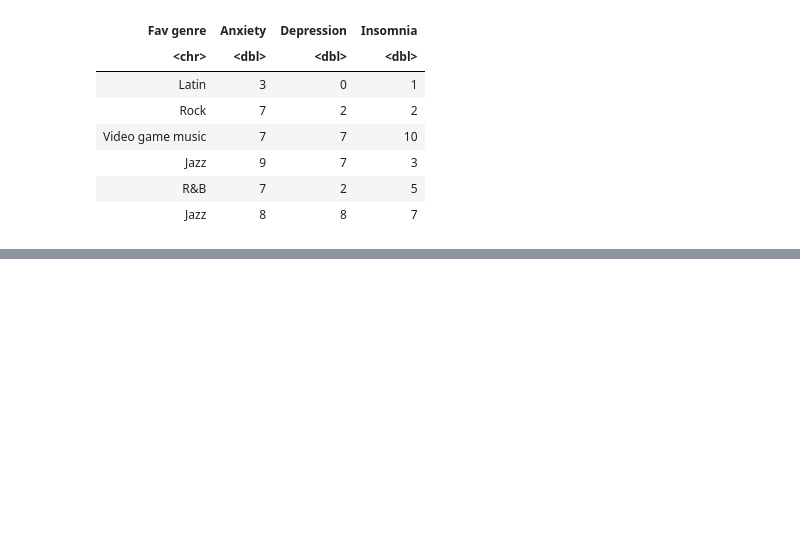
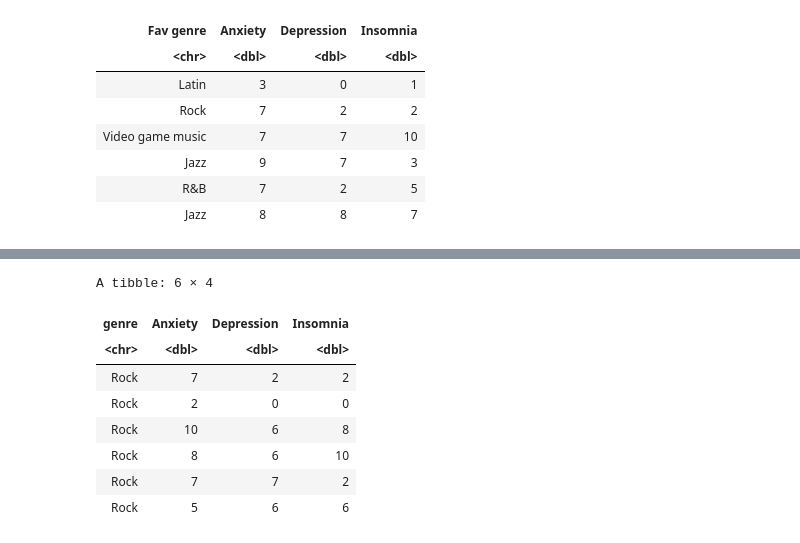
Before and after one commit to SaiUbc/STAT-201-Group-Project-Team-3, a Jupyter notebook: Intro.ipynb, the cells around one changed output, grey strips where cells are left out. Saved outputs shown, nothing was run; the diff lists cells and outputs as text; code cells hidden in the pictures; blank space fills up the shorter version.

```diff
--- a/Intro.ipynb
+++ b/Intro.ipynb
@@ -131,0 +146,24 @@ A tibble: 6 × 4
+# %%
+rock <- mxmh_survey_results_filtered %>%
+             filter(genre=="Rock")
+rock_anxi <- mxmh_survey_results_filtered %>%
+             filter(genre=="Rock") %>%
+             select(Anxiety)
+rock_depr <- mxmh_survey_results_filtered %>%
+             filter(genre=="Rock") %>%
+             select(Depression)
+rock_inso <- mxmh_survey_results_filtered %>%
+             filter(genre=="Rock") %>%
+             select(Insomnia)
+
+head(rock)
+# %% [output]
+A tibble: 6 × 4
+| genre | Anxiety | Depression | Insomnia |
+| <chr> | <dbl> | <dbl> | <dbl> |
+| Rock | 7 | 2 | 2 |
+| Rock | 2 | 0 | 0 |
+| Rock | 10 | 6 | 8 |
+| Rock | 8 | 6 | 10 |
+| Rock | 7 | 7 | 2 |
+| Rock | 5 | 6 | 6 |
```
Also changed, not shown: parts of 6 cells of this notebook.
